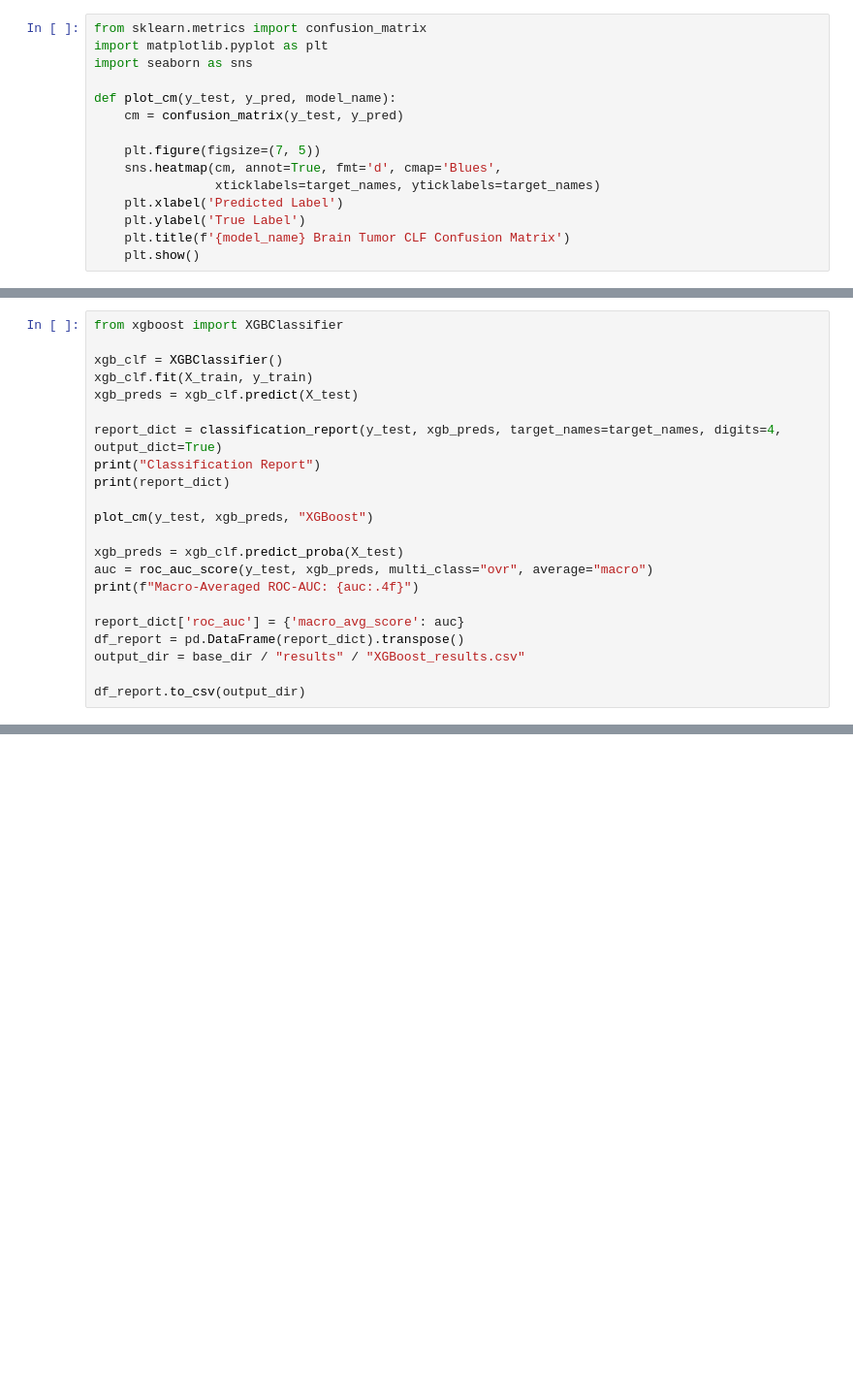
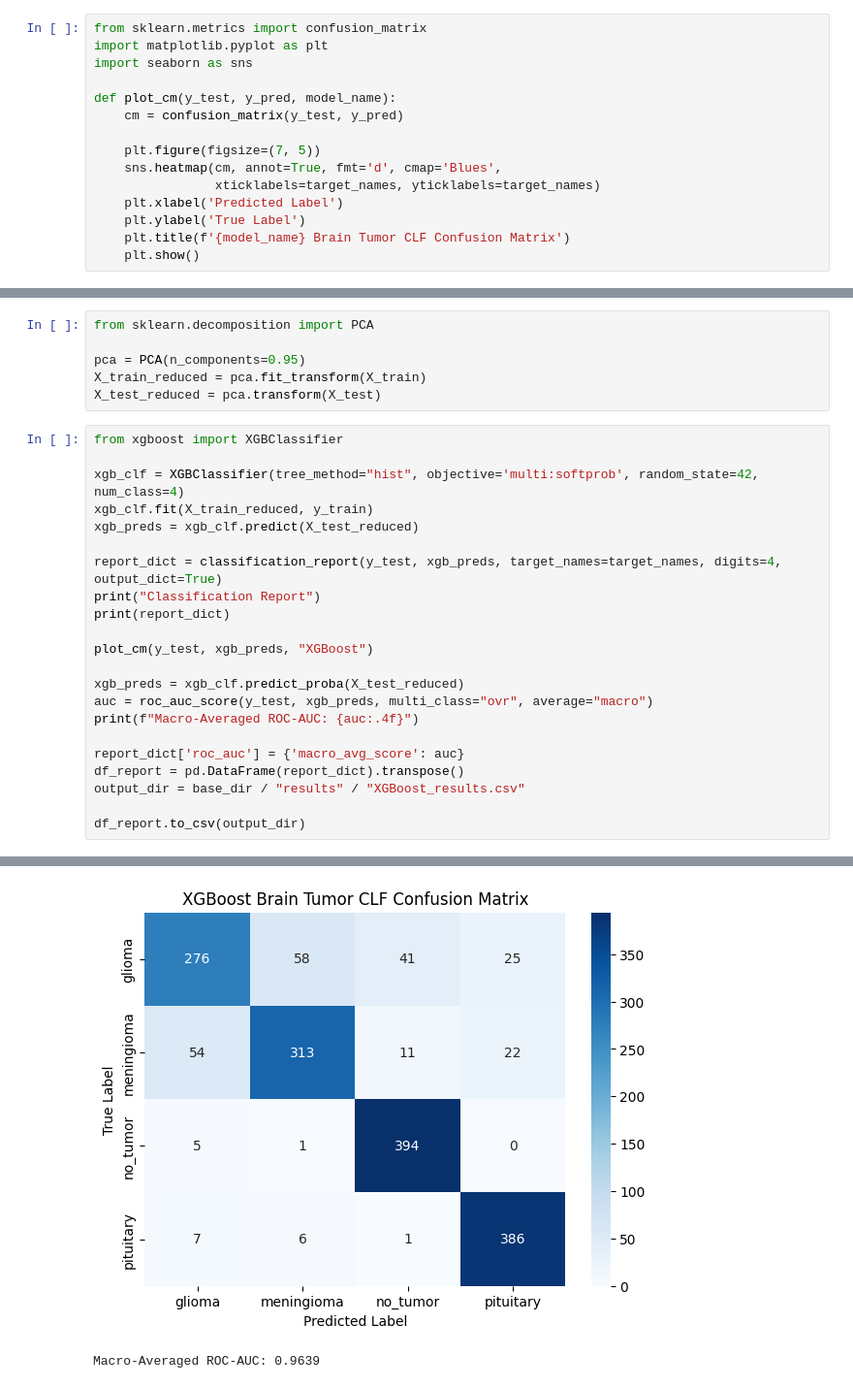
Before and after one commit to CodeTesco/Brain-Tumor-Classification, a Jupyter notebook: traditional-models.ipynb, the cells around one changed output, grey strips where cells are left out. Shown at 97% size. Saved outputs shown, nothing was run; the diff lists cells and outputs as text; blank space fills up the shorter version.

```diff
--- a/traditional-models.ipynb
+++ b/traditional-models.ipynb
@@ -143,9 +125,15 @@ Macro-Averaged ROC-AUC: 0.9615
+# %%
+from sklearn.decomposition import PCA
+
+pca = PCA(n_components=0.95)
+X_train_reduced = pca.fit_transform(X_train)
+X_test_reduced = pca.transform(X_test)
 # %%
 from xgboost import XGBClassifier
 
-xgb_clf = XGBClassifier()
-xgb_clf.fit(X_train, y_train)
-xgb_preds = xgb_clf.predict(X_test)
+xgb_clf = XGBClassifier(tree_method="hist", objective='multi:softprob', random_state=42, num_class=4)
+xgb_clf.fit(X_train_reduced, y_train)
+xgb_preds = xgb_clf.predict(X_test_reduced)
 
 report_dict = classification_report(y_test, xgb_preds, target_names=target_names, digits=4, output_dict=True)
 print("Classification Report")
@@ -153,7 +141,7 @@ print(report_dict)
 
 plot_cm(y_test, xgb_preds, "XGBoost")
 
-xgb_preds = xgb_clf.predict_proba(X_test)
+xgb_preds = xgb_clf.predict_proba(X_test_reduced)
 auc = roc_auc_score(y_test, xgb_preds, multi_class="ovr", average="macro")
 print(f"Macro-Averaged ROC-AUC: {auc:.4f}")
 
@@ -166,0 +156,2 @@ XGBoostError: [16:26:53] C:\actions-runner\_work\xgboost\xgboost\src\common\io.h
+[figure, added]
+Macro-Averaged ROC-AUC: 0.9639
```
Also changed, not shown: parts of 3 cells of this notebook, 8 other files.
